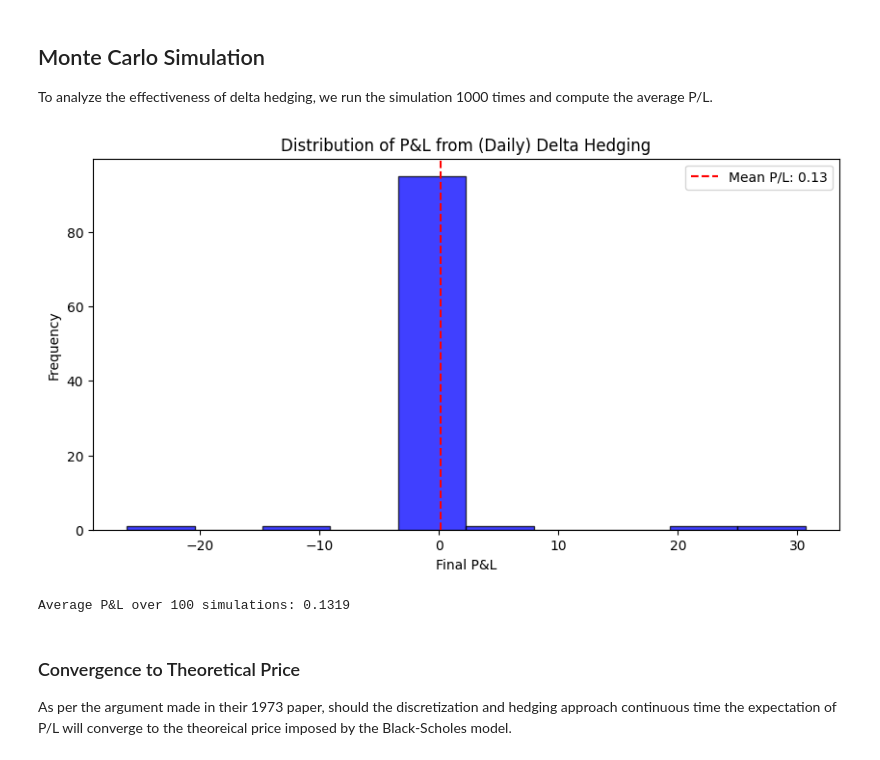
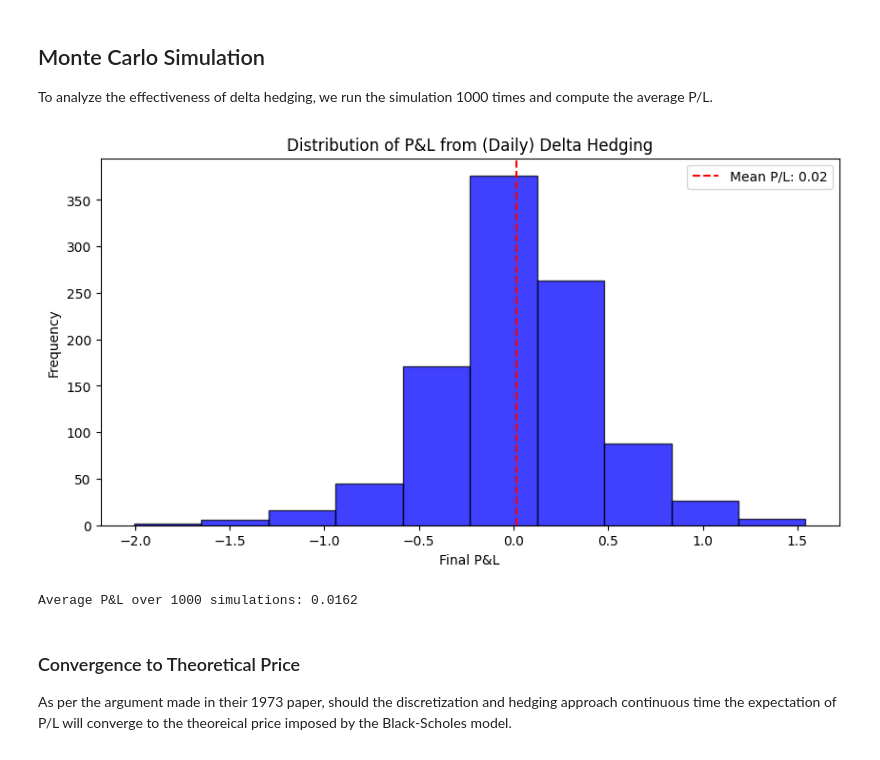
Before and after one commit to hugobrrss/Quant_Finance, a Jupyter notebook: delta_hedging_trading_strategy_HB.ipynb, the cells around one changed output. Cells and saved outputs as stored; diff of their text form; code cells hidden in the pictures.

```diff
--- a/delta_hedging_trading_strategy_HB.ipynb
+++ b/delta_hedging_trading_strategy_HB.ipynb
@@ -167,6 +166,38 @@ np.True_
+# %%
+# This is my latest attempt tracking the good things
+
+def delta_hedge_simulation(S0, K, T, r, sigma, mu, dt):
+    """Simulates a delta hedging strategy for a short call position."""
+    # Generate GBM path
+    S_t, t = simulate_gbm(S0, mu, sigma, T, dt)
+    # Initialize arrays
+    cash = np.zeros(len(S_t))
+    shares = np.zeros(len(S_t))
+    portfolio_values = np.zeros(len(S_t))
+
+    # t=0: initial Black-Scholes price and delta and filling arrays
+    call_price0, delta0 = black_scholes_call(S0, K, T, r, sigma)
+
+    shares[0] = delta0
+    cash[0] = call_price0 - delta0*S0
+    portfolio_values[0] = cash[0] + shares[0]*S0
+
+    for i in range(1, len(S_t)):
+        tau = T - i*dt
+        call_price, delta = black_scholes_call(S_t[i], K, tau, r, sigma)
+
+        shares[i] = delta
+        cash[i] = cash[i-1]*np.exp(r*dt) - (shares[i]-shares[i-1])*S_t[i]
+        portfolio_values[i] = cash[i] + shares[i]*S_t[i]
+
+    # Maturity
+    option_payoff = max(S_t[-1]-K,0)
+    final_pnl = cash[-1] + shares[-1]*S_t[-1] - option_payoff
+
+    return S_t, final_pnl, shares, t, portfolio_values
 # %%
 # Example Parameters
-S0, K, T, r, sigma, mu, dt = 100, 100, 1, 0.05, 0.2, 0.08, 1/252
+S0, K, T, r, sigma, mu, dt = 98, 100, 1, 0.05, 0.2, 0.08, 1/(1*252)
 
 ex = black_scholes_call(S0, K, T, r, sigma)
 
@@ -218,27 +249,27 @@ Final P&L from Delta Hedging: -3.34
 ## Monte Carlo Simulation
 To analyze the effectiveness of delta hedging, we run the simulation 1000 times and compute the average P/L.
 # %%
-n_simulations = 100
+n_simulations = 1000
 pnl_results = []
 
 for _ in range(n_simulations):
     _, final_pnl, _, _,_ = delta_hedge_simulation(S0, K, T, r, sigma, mu, dt)
     pnl_results.append(final_pnl)
 
 # Plot histogram of outcomes
 plt.figure(figsize=(10, 5))
 plt.hist(pnl_results, bins=10, alpha=0.75, color="blue", edgecolor="black")
 plt.axvline(np.mean(pnl_results), color='r', linestyle="--", label=f"Mean P/L: {np.mean(pnl_results):.2f}")
 plt.title("Distribution of P&L from (Daily) Delta Hedging")
 plt.xlabel("Final P&L")
 plt.ylabel("Frequency")
 plt.legend()
 plt.show()
 
 print(f"Average P&L over {n_simulations} simulations: {np.mean(pnl_results):.4f}")
 # %% [output]
-[figure, old version]
+[figure, new version]
-Average P&L over 100 simulations: 0.1319
+Average P&L over 1000 simulations: 0.0162
 # %% [markdown]
 ### Convergence to Theoretical Price
 
```
Also changed, not shown: parts of 11 cells of this notebook.
